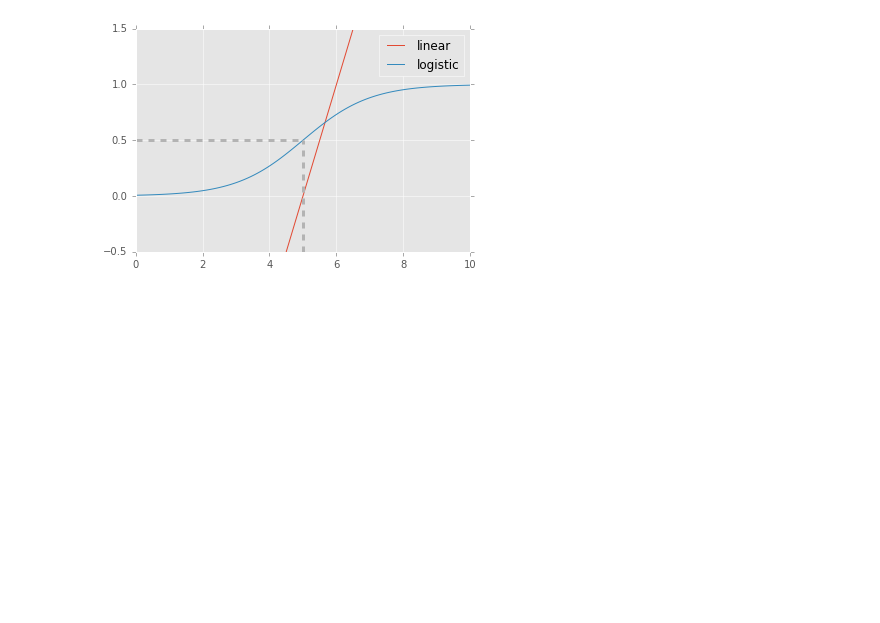
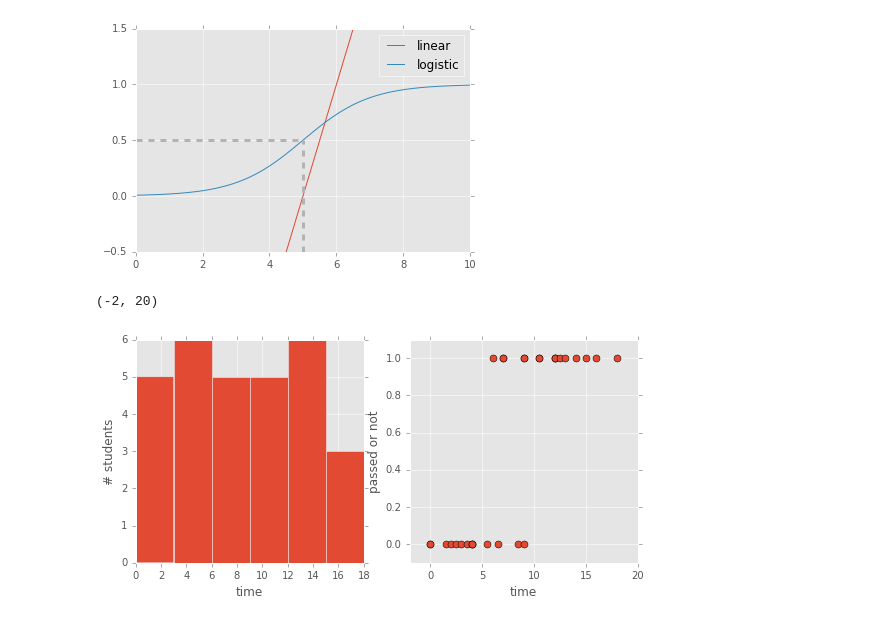
Before and after one commit to grehujt/SmallPythonProjects, a Jupyter notebook: jupyterNotebooks/LinearRegression/LinearRegression.ipynb, the cells around one changed output. Cells and saved outputs as stored; diff of their text form; code cells hidden in the pictures; blank space fills up the shorter version.

```diff
--- a/jupyterNotebooks/LinearRegression/LinearRegression.ipynb
+++ b/jupyterNotebooks/LinearRegression/LinearRegression.ipynb
@@ -289,3 +289,21 @@ plt.legend()
 # %% [output]
 <matplotlib.legend.Legend at 0x...>
 [figure]
+# %%
+studytime=[0,0,1.5,2,2.5,3,3.5,4,4,4,5.5,6,6.5,7,7,8.5,9,9,9,10.5,10.5,12,12,12,12.5,13,14,15,16,18]
+passed=[0,0,0,0,0,0,0,0,0,0,0,1,0,1,1,0,1,1,0,1,1,1,1,1,1,1,1,1,1,1]
+data = pd.DataFrame(data=np.array([studytime, passed]).T, columns=['time', 'passed'])
+plt.figure(figsize=(9, 4))
+plt.subplot(1, 2, 1)
+data['time'].hist(bins=6)
+plt.xlabel('time')
+plt.ylabel('# students')
+plt.subplot(1, 2, 2)
+plt.plot(data['time'], data['passed'], 'o', ms=7)
+plt.xlabel('time')
+plt.ylabel('passed or not')
+plt.ylim(-0.1, 1.1)
+plt.xlim(-2, 20)
+# %% [output]
+(-2, 20)
+[figure, added]
```
Also changed, not shown: parts of 2 cells of this notebook, 1 other file.
